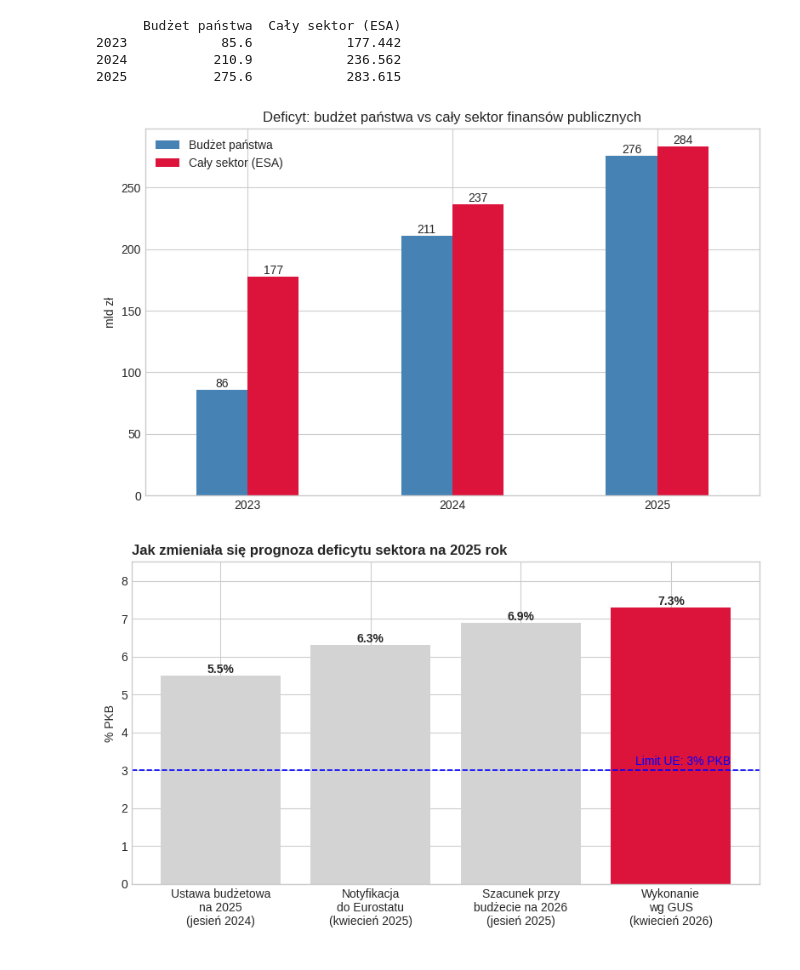
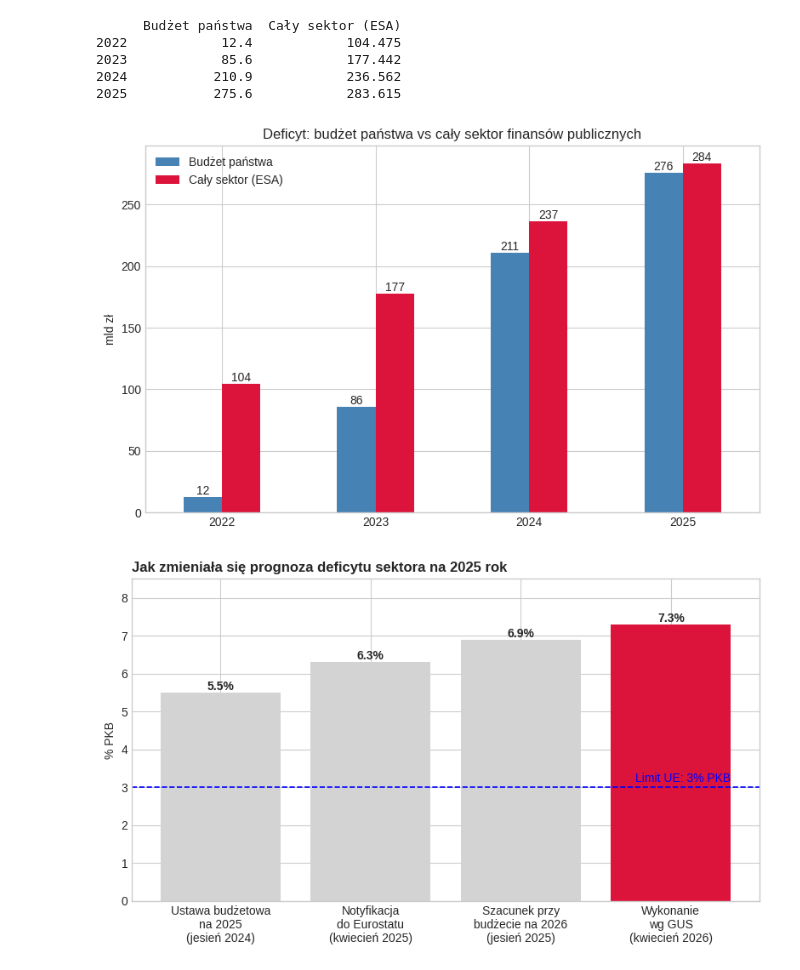
Before and after one commit to Hinski2/school, a Jupyter notebook: podstawy_finansow/prezentacja/data_analysis_2_deficits.ipynb, the cells around one changed output. Saved outputs shown, nothing was run; the diff lists cells and outputs as text; code cells hidden in the pictures.

```diff
--- a/podstawy_finansow/prezentacja/data_analysis_2_deficits.ipynb
+++ b/podstawy_finansow/prezentacja/data_analysis_2_deficits.ipynb
@@ -5,35 +5,37 @@ import matplotlib.pyplot as plt
 # %%
 raw = eurostat.get_data_df("gov_10dd_edpt1",
         filter_pars={"geo": ["PL"], "unit": "MIO_NAC", "sector": "S13", "na_item": "B9"})
 lata = [c for c in raw.columns if str(c).isdigit()]
 sektor = raw[lata].iloc[0].astype(float).abs() / 1000
 sektor.index = sektor.index.astype(int)
 
-budzet = pd.Series({2023: 85.6,
+budzet = pd.Series({2022: 12.4,
+                    2023: 85.6,
                     2024: 210.9,
                     2025: 275.6})
 
-lat = [2023, 2024, 2025]
+lat = [2022, 2023, 2024, 2025]
 df = pd.DataFrame({"Budżet państwa": budzet.loc[lat],
                    "Cały sektor (ESA)": sektor.loc[lat]})
 print(df)
 
 plt.style.use("seaborn-v0_8-whitegrid")
 ax = df.plot(kind="bar", figsize=(8, 5), color=["steelblue", "crimson"])
 ax.set_ylabel("mld zł")
 ax.set_title("Deficyt: budżet państwa vs cały sektor finansów publicznych")
 plt.xticks(rotation=0)
 for c in ax.containers:
     ax.bar_label(c, fmt="%.0f")
 plt.tight_layout()
 plt.savefig("img/deficyt_państwo_vs_caly_sektor.png", bbox_inches="tight")
 plt.show()
 # %% [output]
       Budżet państwa  Cały sektor (ESA)
+2022            12.4            104.475
 2023            85.6            177.442
 2024           210.9            236.562
 2025           275.6            283.615
-[figure, old version]
+[figure, new version]
 # %%
 dane = pd.DataFrame({
     "etap": [
```
Also changed, not shown: 4 other files.
